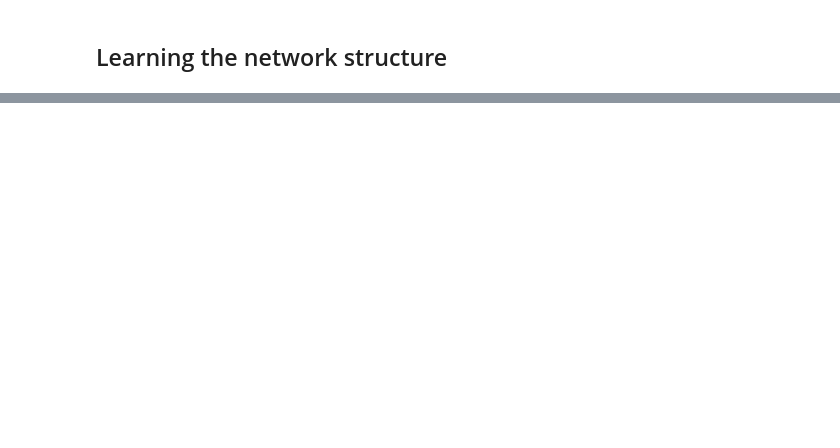
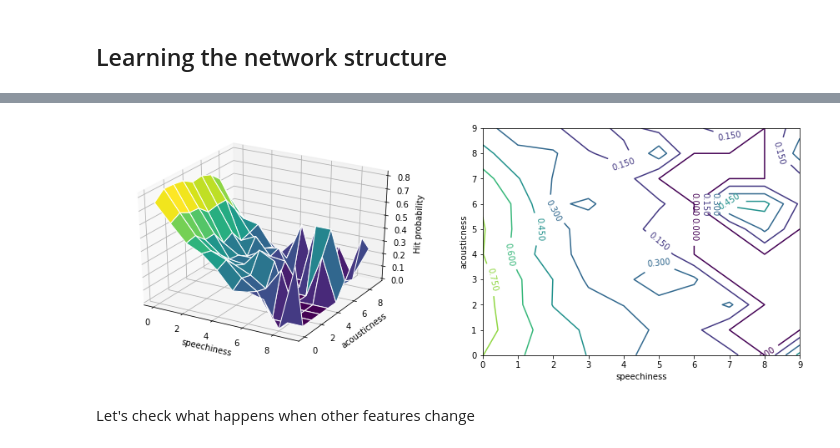
Before and after one commit to sasso-effe/spotify-hit-predictor, a Jupyter notebook: main.ipynb, the cells around one changed output, grey strips where cells are left out. Drawn from its saved outputs; the diff is of its cells as text; code cells hidden in the pictures; blank space fills up the shorter version.

```diff
--- a/main.ipynb
+++ b/main.ipynb
@@ -172,0 +273,26 @@ NameError: ignored
+# %%
+answers = [[] for _ in range(10)]
+for acousticness in range(10):
+  for speechiness in range(10):
+    evidence = {"acousticness": acousticness, "speechiness": speechiness, 'instrumentalness': 0}
+    answers[acousticness].append(inferences.query(["On_chart"], evidence, show_progress=False).values[1])
+# %%
+fig = plt.figure(figsize=(15, 5))
+ax = fig.add_subplot(1, 2, 1, projection='3d')
+X, Y = np.meshgrid(range(10), range(10))
+Z = np.array(answers)
+ax.plot_surface(X, Y, Z, rstride=1, cstride=1, edgecolor='white', cmap='viridis')
+ax.set_xlabel('speechiness')
+ax.set_ylabel('acousticness')
+ax.set_zlabel('Hit probability')
+
+ax = fig.add_subplot(1,2,2)
+CS = ax.contour(Z)
+ax.set_xlabel('speechiness')
+ax.set_ylabel('acousticness')
+ax.clabel(CS, inline=True, fontsize=10)
+plt.show()
+# %% [output]
+[figure, added]
+# %% [markdown]
+Let's check what happens when other features change
```
Also changed, not shown: parts of 20 cells of this notebook.
